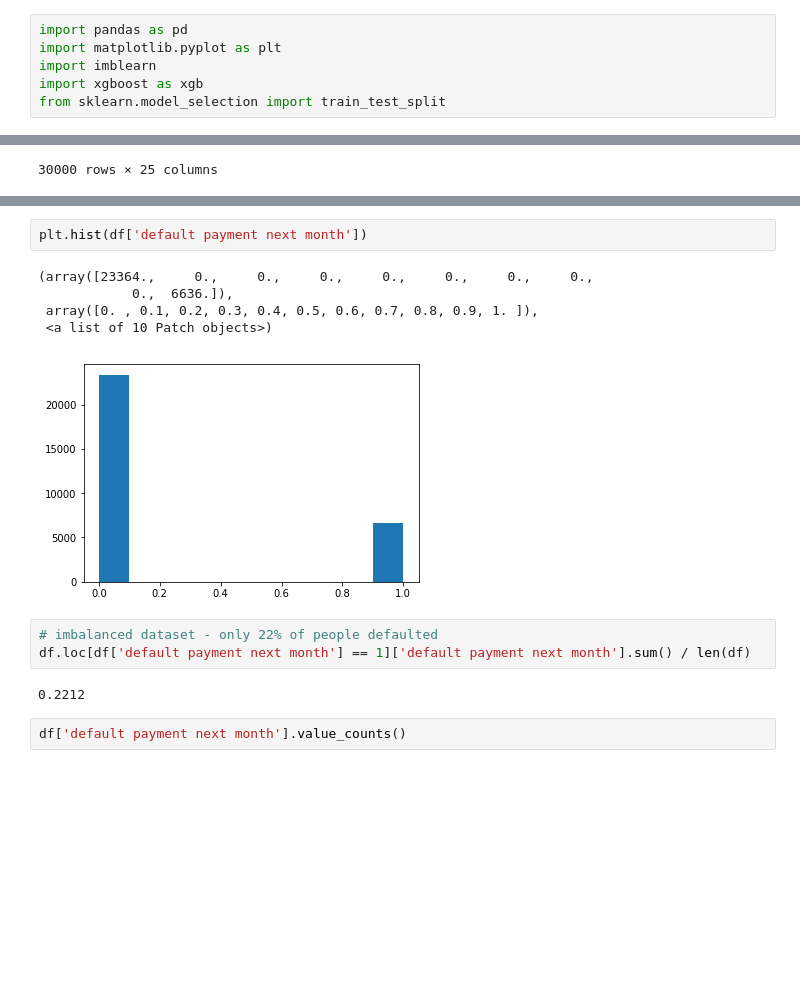
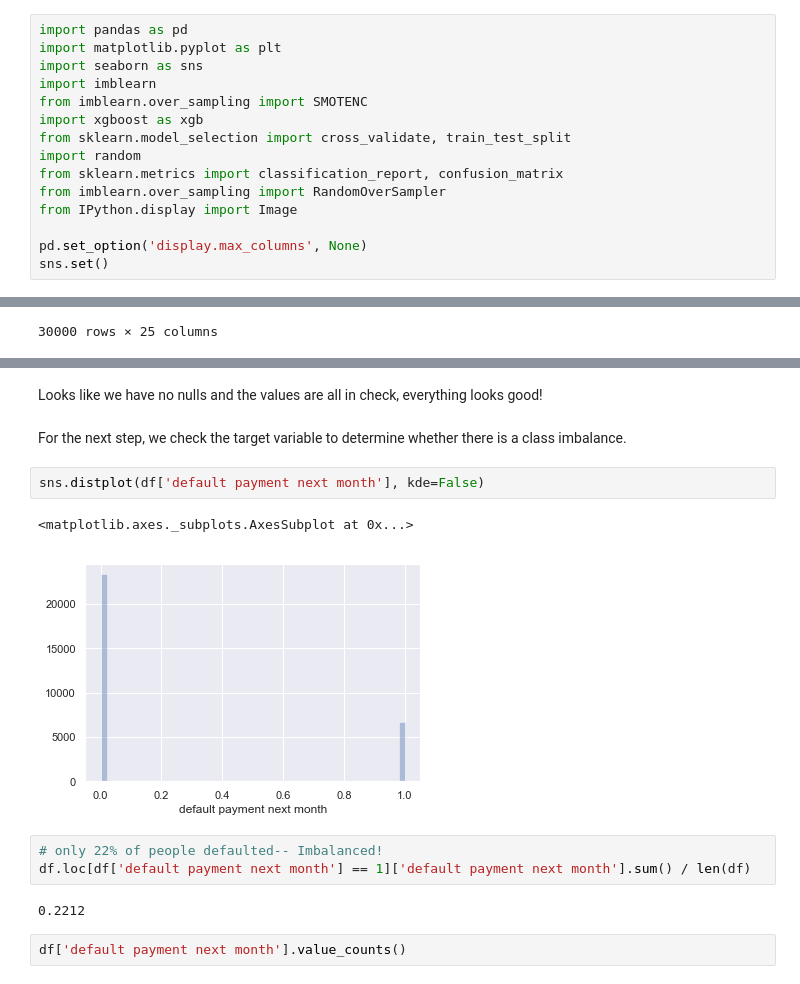
Before and after one commit to hannahlyon/credit-sesame-take-home, a Jupyter notebook: Credit Card Default.ipynb, the cells around one changed output, grey strips where cells are left out. Drawn from its saved outputs; the diff is of its cells as text; blank space fills up the shorter version.

Commit message:
finished model code

```diff
--- a/Credit Card Default.ipynb
+++ b/Credit Card Default.ipynb
@@ -5,6 +11,15 @@ Import necessary libraries
 # %%
 import pandas as pd
 import matplotlib.pyplot as plt
+import seaborn as sns
 import imblearn
+from imblearn.over_sampling import SMOTENC
 import xgboost as xgb
-from sklearn.model_selection import train_test_split
+from sklearn.model_selection import cross_validate, train_test_split
+import random
+from sklearn.metrics import classification_report, confusion_matrix
+from imblearn.over_sampling import RandomOverSampler
+from IPython.display import Image
+
+pd.set_option('display.max_columns', None)
+sns.set()
@@ -35,13 +108,14 @@ df
+# %% [markdown]
+Looks like we have no nulls and the values are all in check, everything looks good!
+# %% [markdown]
+For the next step, we check the target variable to determine whether there is a class imbalance.
 # %%
-plt.hist(df['default payment next month'])
+sns.distplot(df['default payment next month'], kde=False)
 # %% [output]
-(array([23364.,     0.,     0.,     0.,     0.,     0.,     0.,     0.,
-            0.,  6636.]),
- array([0. , 0.1, 0.2, 0.3, 0.4, 0.5, 0.6, 0.7, 0.8, 0.9, 1. ]),
- <a list of 10 Patch objects>)
+<matplotlib.axes._subplots.AxesSubplot at 0x...>
-[figure, old version]
+[figure, new version]
 # %%
-# imbalanced dataset - only 22% of people defaulted
+# only 22% of people defaulted-- Imbalanced!
 df.loc[df['default payment next month'] == 1]['default payment next month'].sum() / len(df)
 # %% [output]
 0.2212
```
Also changed, not shown: parts of 66 cells of this notebook, 2 other files.
